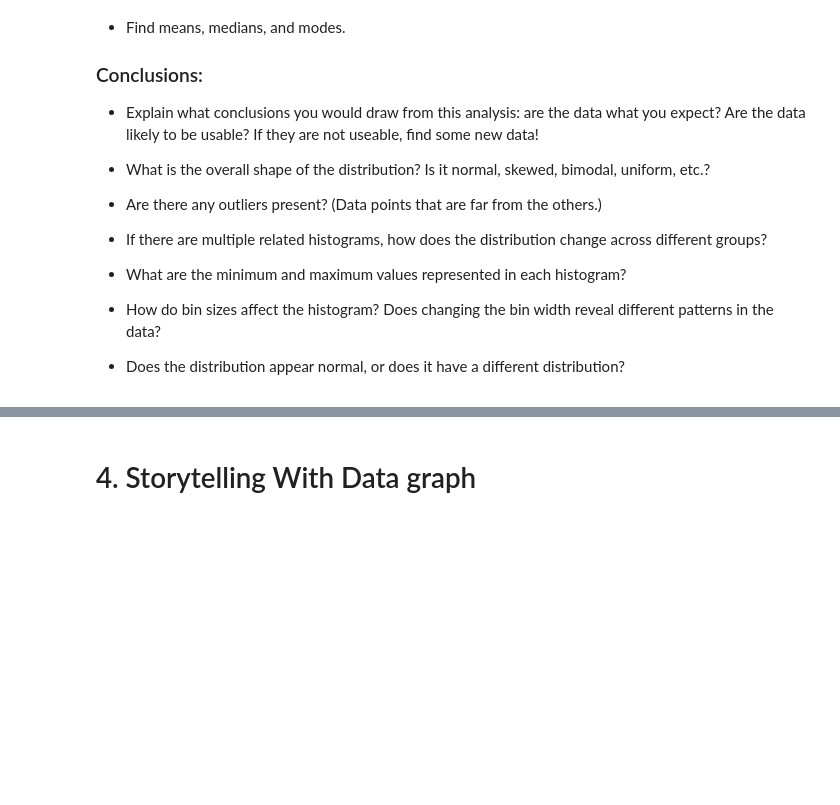
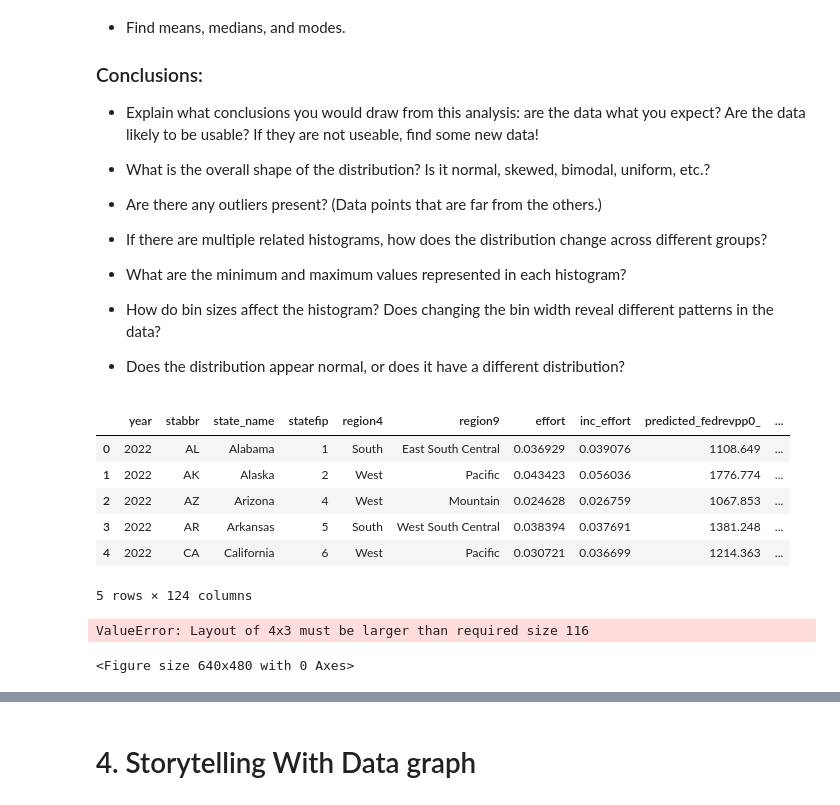
Before and after one commit to SalhaMo/Module-B-semester-2, a Jupyter notebook: Week4.ipynb, the cells around one changed output, grey strips where cells are left out. Cells and saved outputs as stored; diff of their text form; code cells hidden in the pictures; blank space fills up the shorter version.

```diff
--- a/Week4.ipynb
+++ b/Week4.ipynb
@@ -88,3 +89,20 @@ This week, you will do the same types of exercises as last week, but you should
 - How do bin sizes affect the histogram?  Does changing the bin width reveal different patterns in the data?
 
 - Does the distribution appear normal, or does it have a different distribution?
+# %%
+df= pd.read_csv ("state.csv", sep=',')
+df.head()
+# %% [output]
+|  | year | stabbr | state_name | statefip | region4 | region9 | effort | inc_effort | predicted_fedrevpp0_ | ... |
+| 0 | 2022 | AL | Alabama | 1 | South | East South Central | 0.036929 | 0.039076 | 1108.649 | ... |
+| 1 | 2022 | AK | Alaska | 2 | West | Pacific | 0.043423 | 0.056036 | 1776.774 | ... |
+| 2 | 2022 | AZ | Arizona | 4 | West | Mountain | 0.024628 | 0.026759 | 1067.853 | ... |
+| 3 | 2022 | AR | Arkansas | 5 | South | West South Central | 0.038394 | 0.037691 | 1381.248 | ... |
+| 4 | 2022 | CA | California | 6 | West | Pacific | 0.030721 | 0.036699 | 1214.363 | ... |
+5 rows × 124 columns
+# %%
+df.hist( bins=20, layout=(4, 3))
+plt.tight_layout()
+# %% [output]
+ValueError: Layout of 4x3 must be larger than required size 116
+<Figure size 640x480 with 0 Axes>
```
Also changed, not shown: parts of 2 cells of this notebook.
